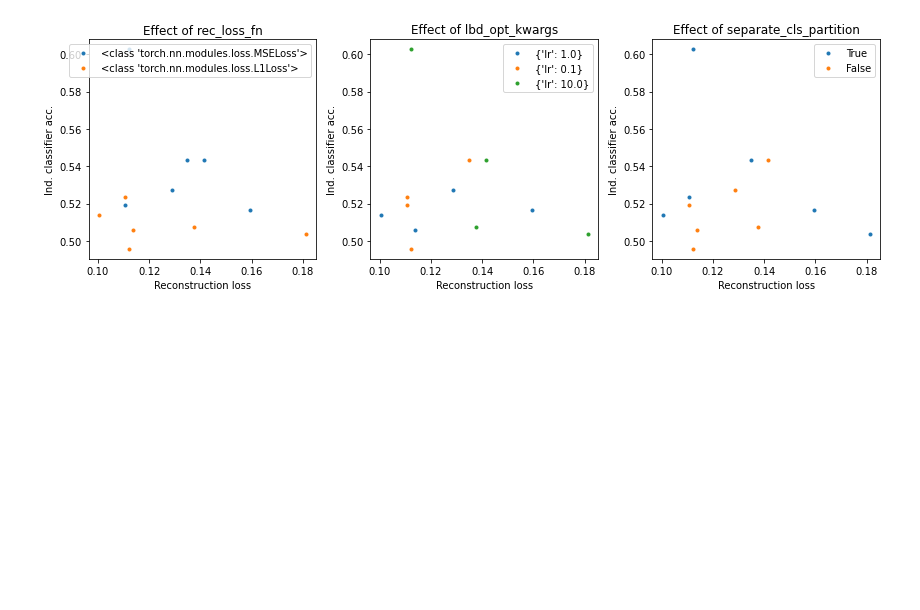
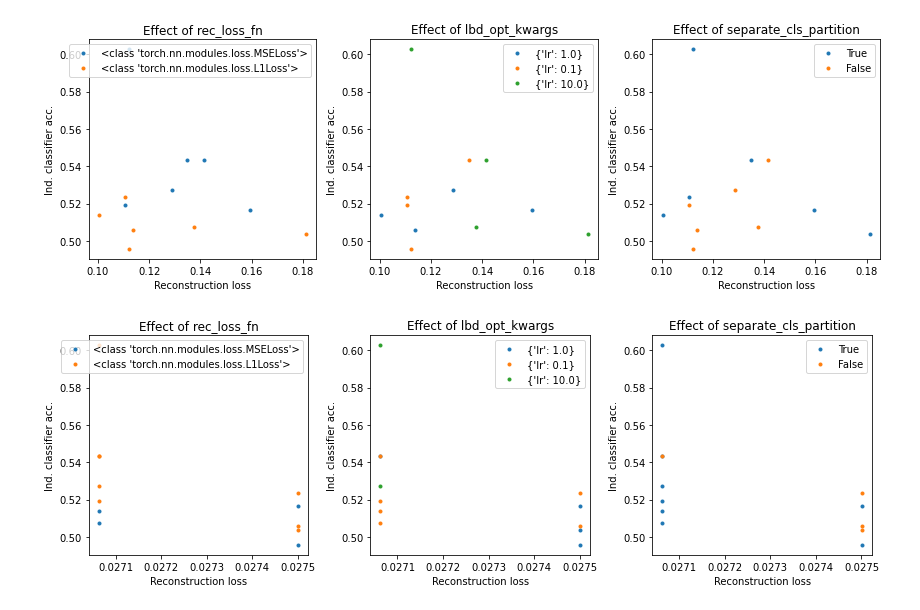
Before and after one commit to jimgammell/sca_defense, a Jupyter notebook: lagrangian_grid_search.ipynb, the cells around one changed output. Drawn from its saved outputs; the diff is of its cells as text; code cells hidden in the pictures; blank space fills up the shorter version.

```diff
--- a/lagrangian_grid_search.ipynb
+++ b/lagrangian_grid_search.ipynb
@@ -31,23 +54,29 @@ results = get_results()
 # %%
 def get_traces_for_hparam(results, hparam):
     traces = {}
     for hval, rec_loss, indcls_acc in zip(results[hparam], results['rec_loss'], results['indcls_acc']):
         hval = str(hval)
         if not hval in traces.keys():
             traces[hval] = {'rec_loss': [], 'indcls_acc': []}
         traces[hval]['rec_loss'].append(rec_loss)
         traces[hval]['indcls_acc'].append(indcls_acc)
     return traces
 
-fig, axes = plt.subplots(1, len(swept_args), figsize=(fig_width*len(swept_args), fig_width))
-for ax, hparam in zip(axes.flatten(), swept_args):
-    traces_dict = get_traces_for_hparam(results, hparam)
-    for hval, traces in traces_dict.items():
-        ax.plot(traces['rec_loss'], traces['indcls_acc'], '.', label=str(hval))
-    ax.set_xlabel('Reconstruction loss')
-    ax.set_ylabel('Ind. classifier acc.')
-    ax.set_title('Effect of {}'.format(hparam))
-    ax.legend()
-plt.tight_layout()
+def plot_gridsearch(mode='final'):
+    results = get_results(mode=mode)
+    fig, axes = plt.subplots(1, len(swept_args), figsize=(fig_width*len(swept_args), fig_width))
+    for ax, hparam in zip(axes.flatten(), swept_args):
+        traces_dict = get_traces_for_hparam(results, hparam)
+        for hval, traces in traces_dict.items():
+            ax.plot(traces['rec_loss'], traces['indcls_acc'], '.', label=str(hval))
+        ax.set_xlabel('Reconstruction loss')
+        ax.set_ylabel('Ind. classifier acc.')
+        ax.set_title('Effect of {}'.format(hparam))
+        ax.legend()
+    plt.tight_layout()
+
+for mode in ['final', 'best']:
+    plot_gridsearch(mode=mode)
 # %% [output]
 [figure]
+[figure, added]
```
Also changed, not shown: parts of 1 cell of this notebook, 16 other files.
